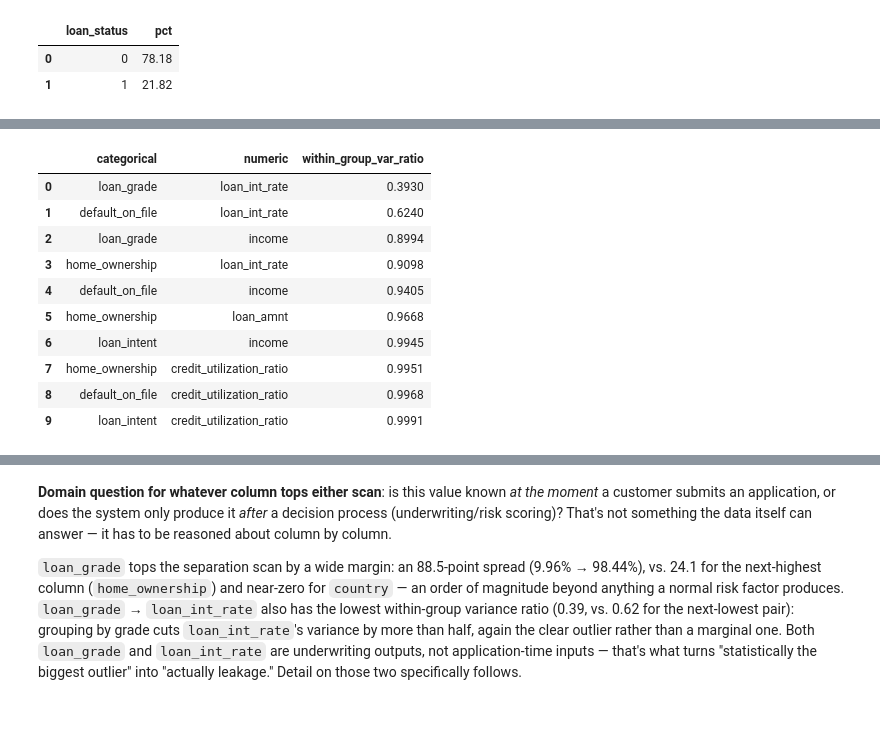
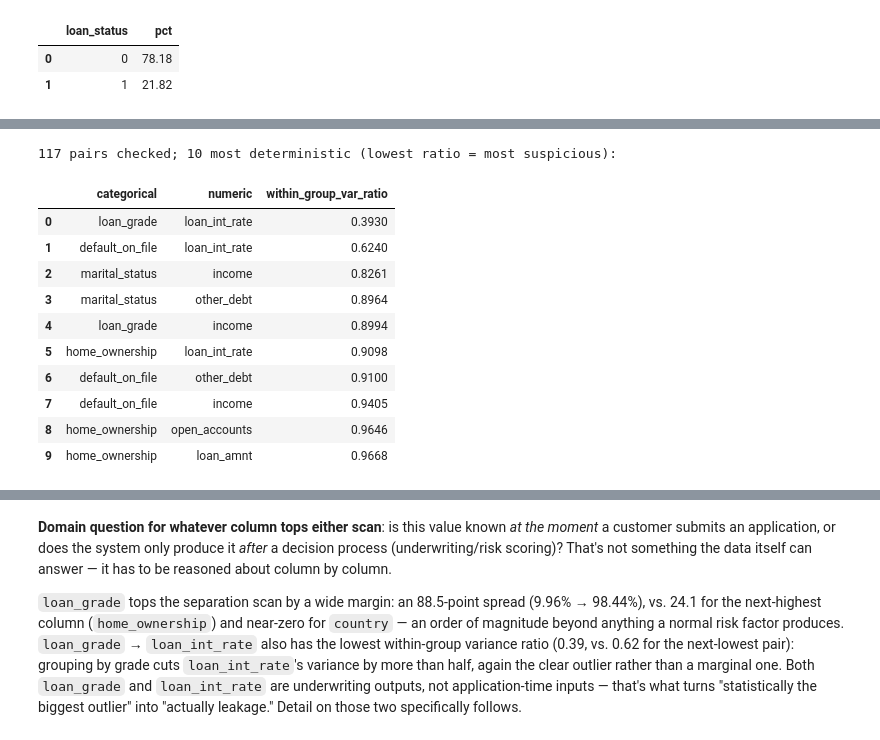
Before and after one commit to CaoThien1402/credit-risk-pipeline, a Jupyter notebook: notebooks/01_eda.ipynb, the cells around one changed output, grey strips where cells are left out. Cells and saved outputs as stored; diff of their text form; code cells hidden in the pictures.

```diff
--- a/notebooks/01_eda.ipynb
+++ b/notebooks/01_eda.ipynb
@@ -153,9 +159,25 @@ knowing to look for one:
 # %%
-categorical_cols = ['loan_intent', 'loan_grade', 'home_ownership', 'default_on_file', 'country']
+# Column lists derived from dtype, NOT hardcoded. A hardcoded list silently skips any
+# column added to ml_features later - which is exactly what happened when the view grew
+# from 18 to 25 columns and the original 5-column list kept scanning only the old ones.
+# Pulling ID/target names from model.features keeps this scan aligned with the exact
+# feature set the model will see.
+import sys
+sys.path.insert(0, '..')
+from model.features import ID_COLS, TARGET_COL
+
+feature_cols = [c for c in df.columns if c not in ID_COLS and c != TARGET_COL]
+categorical_cols = [c for c in feature_cols if not pd.api.types.is_numeric_dtype(df[c])]
+numeric_cols = [c for c in feature_cols if pd.api.types.is_numeric_dtype(df[c])]
+
+print(f"scanning {len(feature_cols)} feature columns "
+      f"({len(categorical_cols)} categorical + {len(numeric_cols)} numeric)")
+print("categorical:", categorical_cols)
+print("numeric    :", numeric_cols)
 
 separation_scan = []
 for col in categorical_cols:
-    rates = df.groupby(col)['loan_status'].mean() * 100
+    rates = df.groupby(col)[TARGET_COL].mean() * 100
     separation_scan.append({
         'column': col,
         'n_groups': rates.shape[0],
@@ -183,29 +212,30 @@ separation_df
 # %%
-numeric_cols = ['loan_amnt', 'loan_int_rate', 'loan_percent_income',
-                'debt_to_income_ratio', 'income', 'credit_utilization_ratio']
-
+# Same dtype-derived lists, so every numeric x categorical pair gets checked - not just
+# the 6 numeric columns the original hardcoded version happened to list.
 variance_scan = []
 for cat_col in categorical_cols:
     for num_col in numeric_cols:
         overall_var = df[num_col].var()
         within_group_var = df.groupby(cat_col)[num_col].var().mean()
         ratio = within_group_var / overall_var if overall_var else float('nan')
         variance_scan.append({
             'categorical': cat_col, 'numeric': num_col,
             'within_group_var_ratio': round(ratio, 4),
         })
 
 variance_df = pd.DataFrame(variance_scan).sort_values('within_group_var_ratio').reset_index(drop=True)
+print(f"{len(variance_df)} pairs checked; 10 most deterministic (lowest ratio = most suspicious):")
 variance_df.head(10)
 # %% [output]
+117 pairs checked; 10 most deterministic (lowest ratio = most suspicious):
 |  | categorical | numeric | within_group_var_ratio |
 | 0 | loan_grade | loan_int_rate | 0.3930 |
 | 1 | default_on_file | loan_int_rate | 0.6240 |
-| 2 | loan_grade | income | 0.8994 |
-| 3 | home_ownership | loan_int_rate | 0.9098 |
-| 4 | default_on_file | income | 0.9405 |
-| 5 | home_ownership | loan_amnt | 0.9668 |
-| 6 | loan_intent | income | 0.9945 |
-| 7 | home_ownership | credit_utilization_ratio | 0.9951 |
-| 8 | default_on_file | credit_utilization_ratio | 0.9968 |
-| 9 | loan_intent | credit_utilization_ratio | 0.9991 |
+| 2 | marital_status | income | 0.8261 |
+| 3 | marital_status | other_debt | 0.8964 |
+| 4 | loan_grade | income | 0.8994 |
+| 5 | home_ownership | loan_int_rate | 0.9098 |
+| 6 | default_on_file | other_debt | 0.9100 |
+| 7 | default_on_file | income | 0.9405 |
+| 8 | home_ownership | open_accounts | 0.9646 |
+| 9 | home_ownership | loan_amnt | 0.9668 |
```
Also changed, not shown: parts of 7 cells of this notebook, 4 other files.
